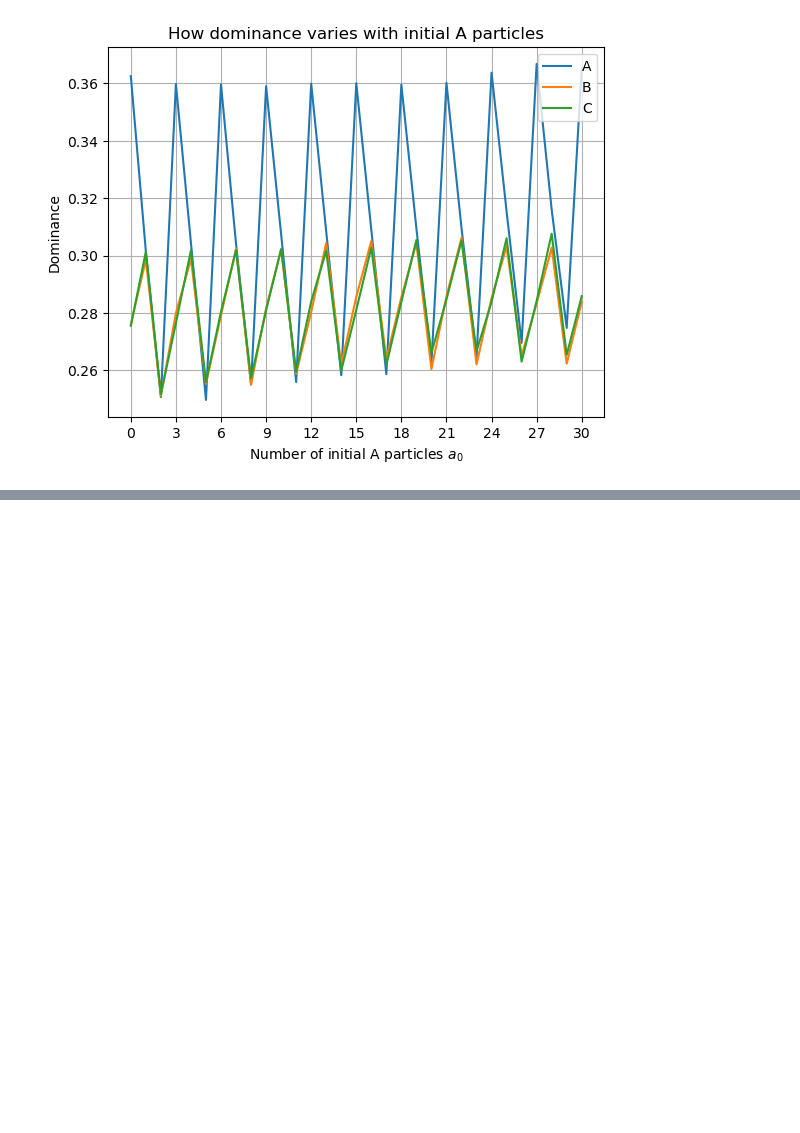
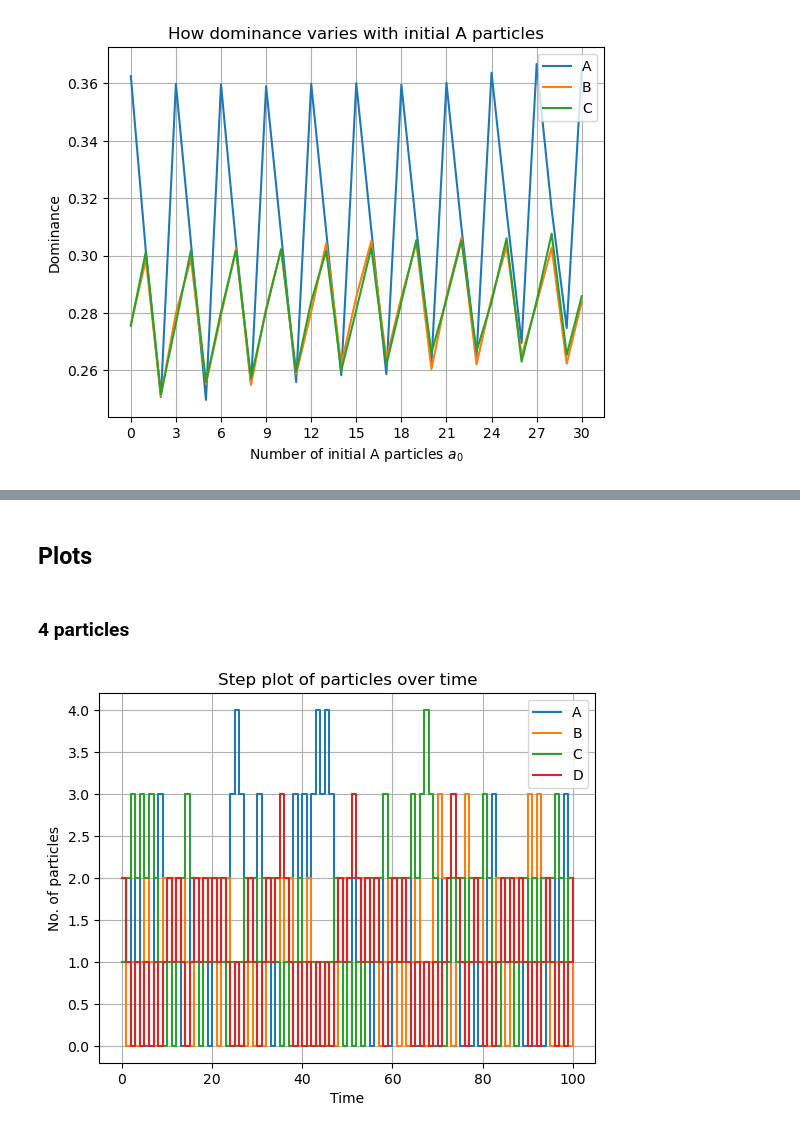
Before and after one commit to ArkinF/MA3K7, a Jupyter notebook: MA3K7 Project P1.ipynb, the cells around one changed output, grey strips where cells are left out. Cells and saved outputs as stored; diff of their text form; code cells hidden in the pictures; blank space fills up the shorter version.

```diff
--- a/MA3K7 Project P1.ipynb
+++ b/MA3K7 Project P1.ipynb
@@ -205,0 +333,19 @@ plt.show()
+# %%
+def collision_v2(a, b, c, d, display):
+    '''simulates conversion with given starting parameters and alters box constituents'''
+    if a==b==c==0 or b==c==d==0 or a==b==d==0 or a==c==d==0:
+        return a, b, c,d
+    particles = ['A'] * a + ['B'] * b + ['C'] * c + ['D'] * d
+    p1 = p2 = 0
+    while p1 == p2:
+        p1, p2 = random.sample(particles, 2)
+    particles.remove(p1)
+    particles.remove(p2)
+    p3, p4 = converter_v2(p1, p2)
+    particles.append(p3)
+    particles.append(p4)
+
+    if display:
+        return p3, p4
+
+    return particles.count('A'), particles.count('B'), particles.count('C'), particles.count('D')
@@ -205,0 +520,8 @@ plt.show()
+# %% [markdown]
+## Plots
+# %% [markdown]
+### 4 particles
+# %%
+_ = collision_sim_v2(1, 1, 1, 2, 100, True, False, 0)
+# %% [output]
+[figure, added]
```
Also changed, not shown: parts of 43 cells of this notebook.
